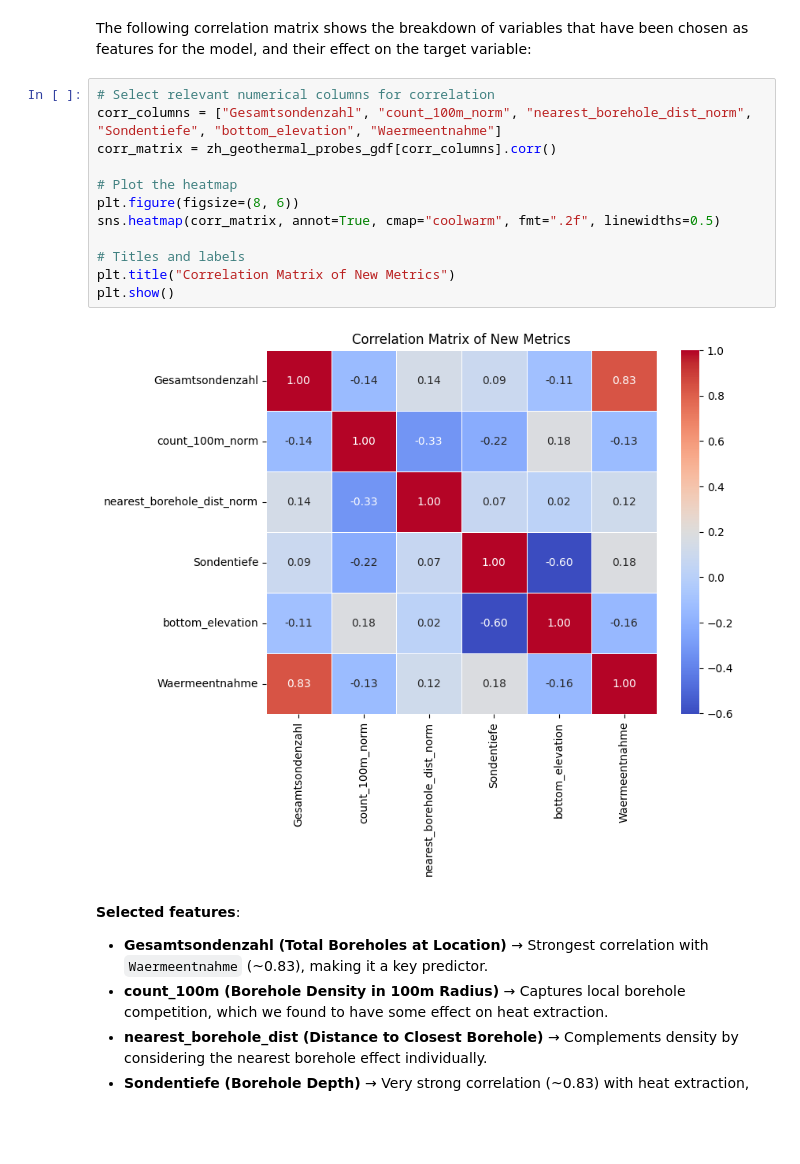
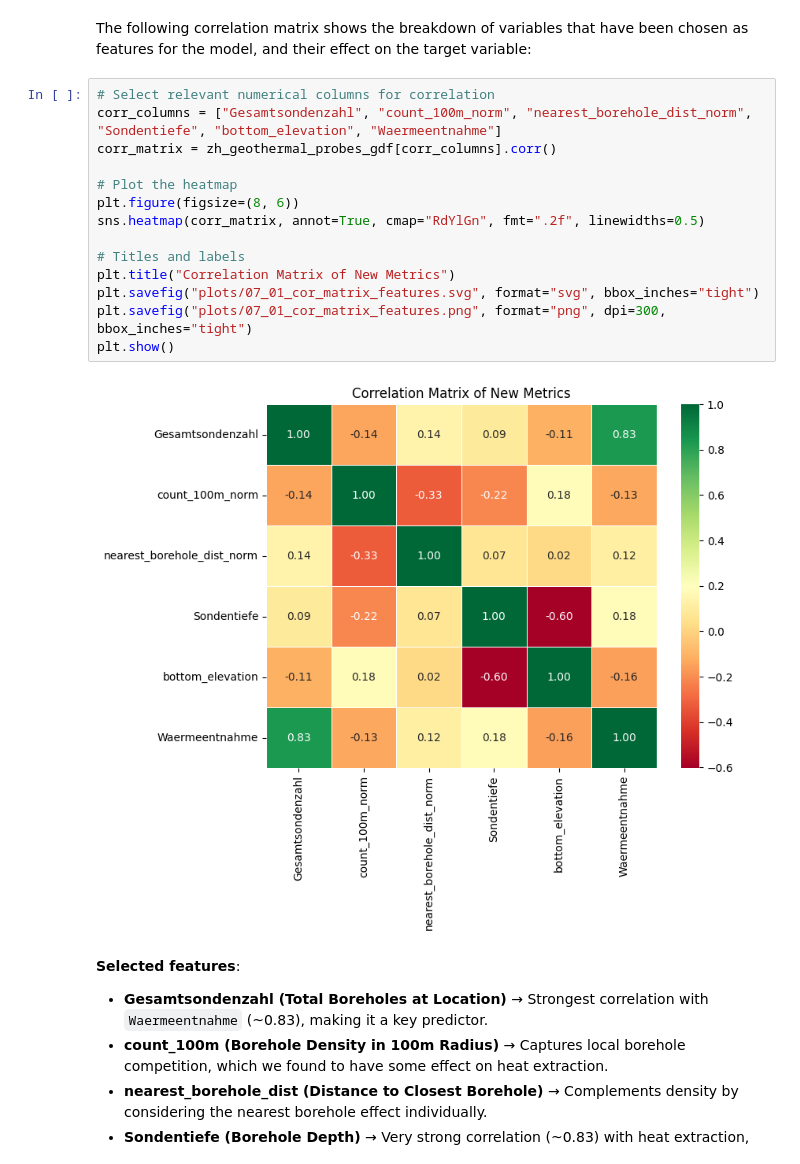
Before and after one commit to leinadher/GeoThesis, a Jupyter notebook: jupyter_notebooks/07_predictive_model.ipynb, the cells around one changed output. Cells and saved outputs as stored; diff of their text form; blank space fills up the shorter version.

```diff
--- a/jupyter_notebooks/06_predictive_model.ipynb
+++ b/jupyter_notebooks/07_predictive_model.ipynb
@@ -72,17 +72,19 @@ The following correlation matrix shows the breakdown of variables that have been
 # %%
 # Select relevant numerical columns for correlation
 corr_columns = ["Gesamtsondenzahl", "count_100m_norm", "nearest_borehole_dist_norm", "Sondentiefe", "bottom_elevation", "Waermeentnahme"]
 corr_matrix = zh_geothermal_probes_gdf[corr_columns].corr()
 
 # Plot the heatmap
 plt.figure(figsize=(8, 6))
-sns.heatmap(corr_matrix, annot=True, cmap="coolwarm", fmt=".2f", linewidths=0.5)
+sns.heatmap(corr_matrix, annot=True, cmap="RdYlGn", fmt=".2f", linewidths=0.5)
 
 # Titles and labels
 plt.title("Correlation Matrix of New Metrics")
+plt.savefig("plots/07_01_cor_matrix_features.svg", format="svg", bbox_inches="tight")
+plt.savefig("plots/07_01_cor_matrix_features.png", format="png", dpi=300, bbox_inches="tight")
 plt.show()
 # %% [output]
-[figure, old version]
+[figure, new version]
 # %% [markdown]
 **Selected features**:
 
```
Also changed, not shown: parts of 9 cells of this notebook, 6 other files.
